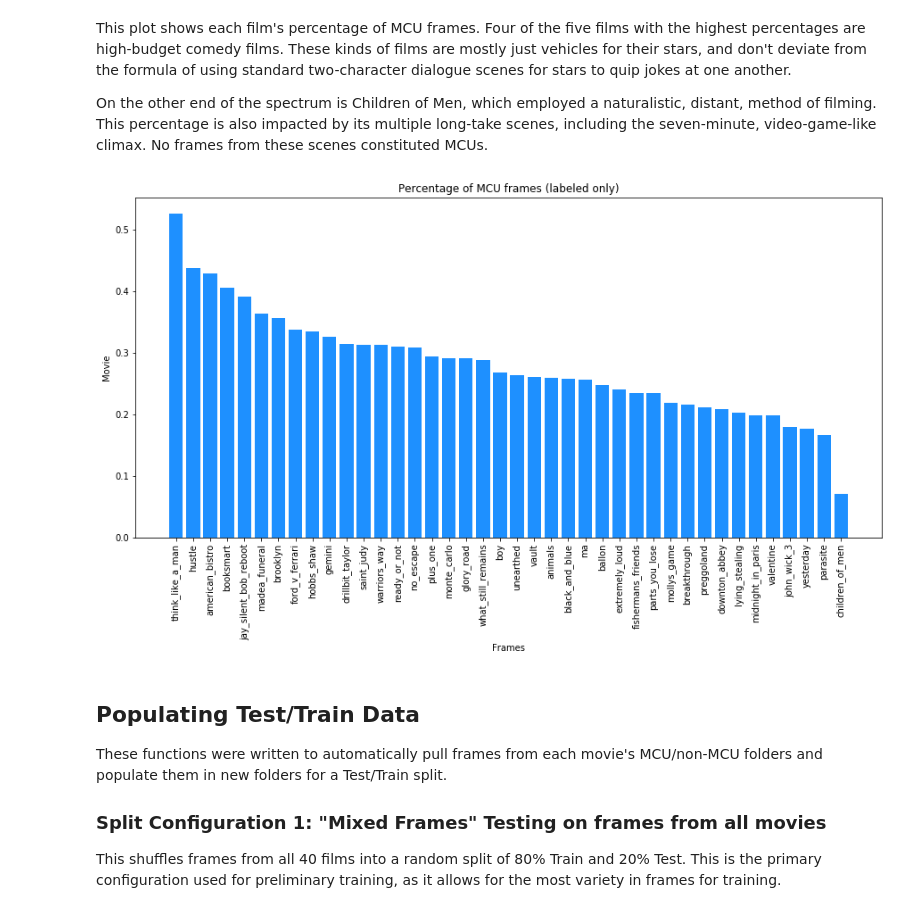
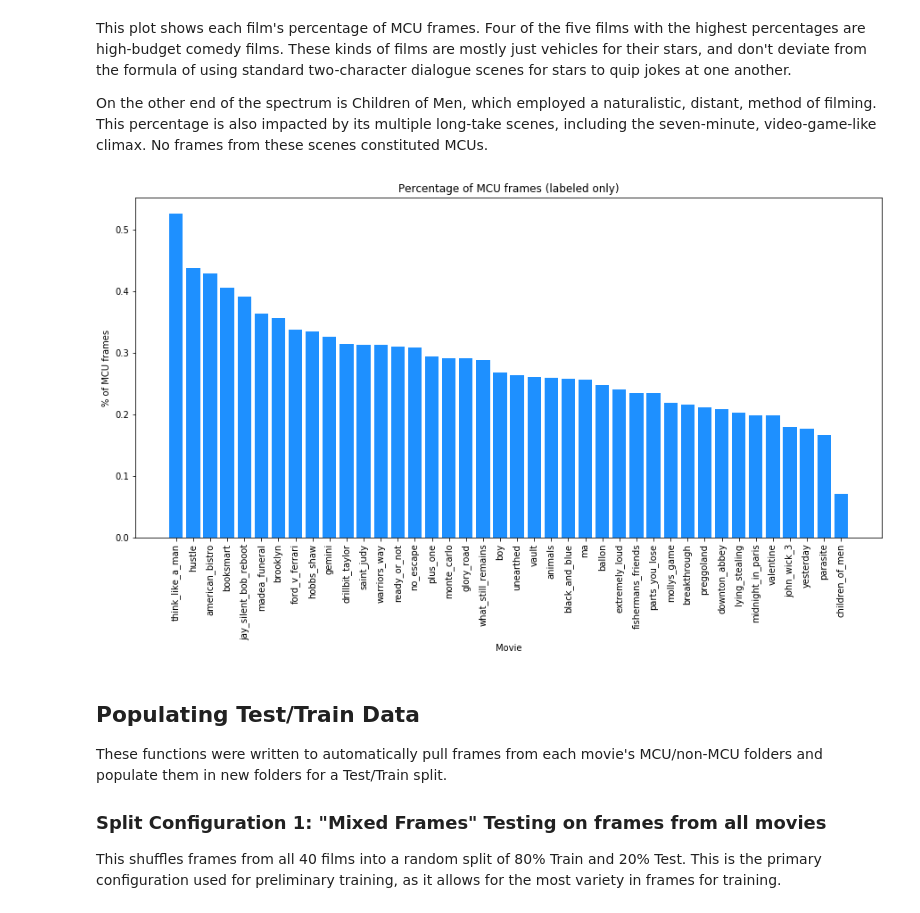
Before and after one commit to JohnTheTripper/moviegoer-prototype, a Jupyter notebook: mcu_data_management.ipynb, the cells around one changed output. Saved outputs shown, nothing was run; the diff lists cells and outputs as text; code cells hidden in the pictures.

```diff
--- a/mcu_data_management.ipynb
+++ b/mcu_data_management.ipynb
@@ -182,14 +184,14 @@ On the other end of the spectrum is Children of Men, which employed a naturalist
 # %%
 fig = plt.figure(figsize = (15,7))
 ax = fig.gca()
 ax.bar(frames_eda_df['movie_title'], frames_eda_df['mcu_percentage'], color = ['dodgerblue'])
 ax.set_title('Percentage of MCU frames (labeled only)')
 plt.xticks(rotation=90)
-ax.set_xlabel('Frames')
-ax.set_ylabel('Movie')
+ax.set_xlabel('Movie')
+ax.set_ylabel('% of MCU frames')
 plt.show()
 # %% [output]
-[figure, old version]
+[figure, new version]
 # %% [markdown]
 ## Populating Test/Train Data
 These functions were written to automatically pull frames from each movie's MCU/non-MCU folders and populate them in new folders for a Test/Train split.
```
Also changed, not shown: parts of 4 cells of this notebook, 4 other files.
